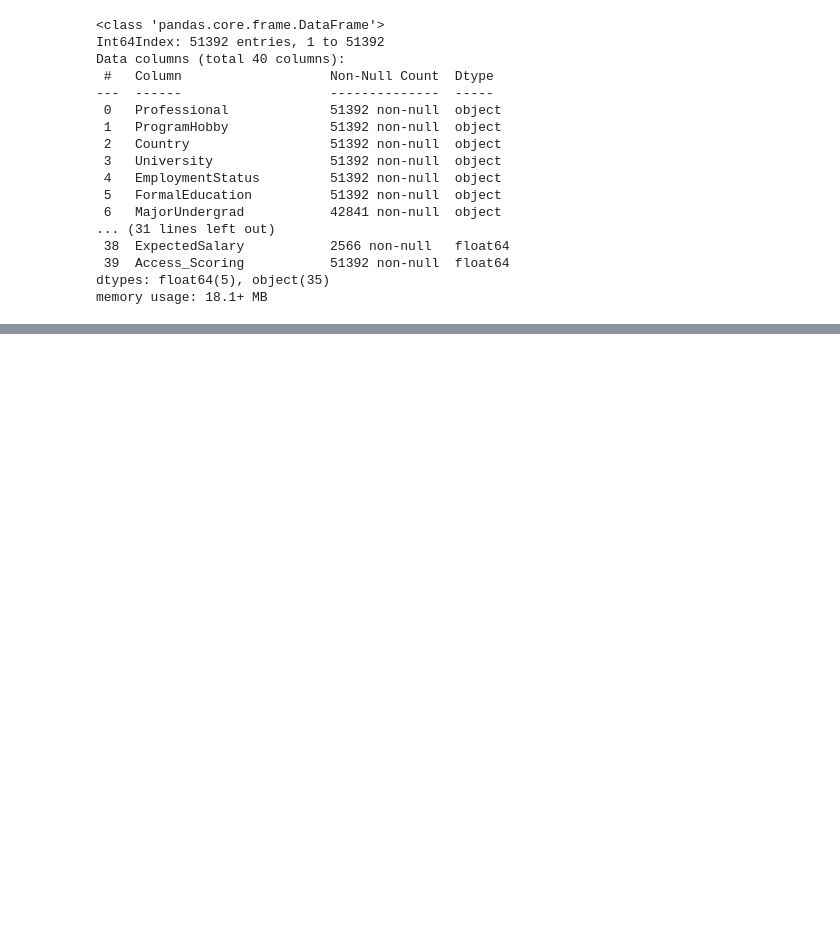
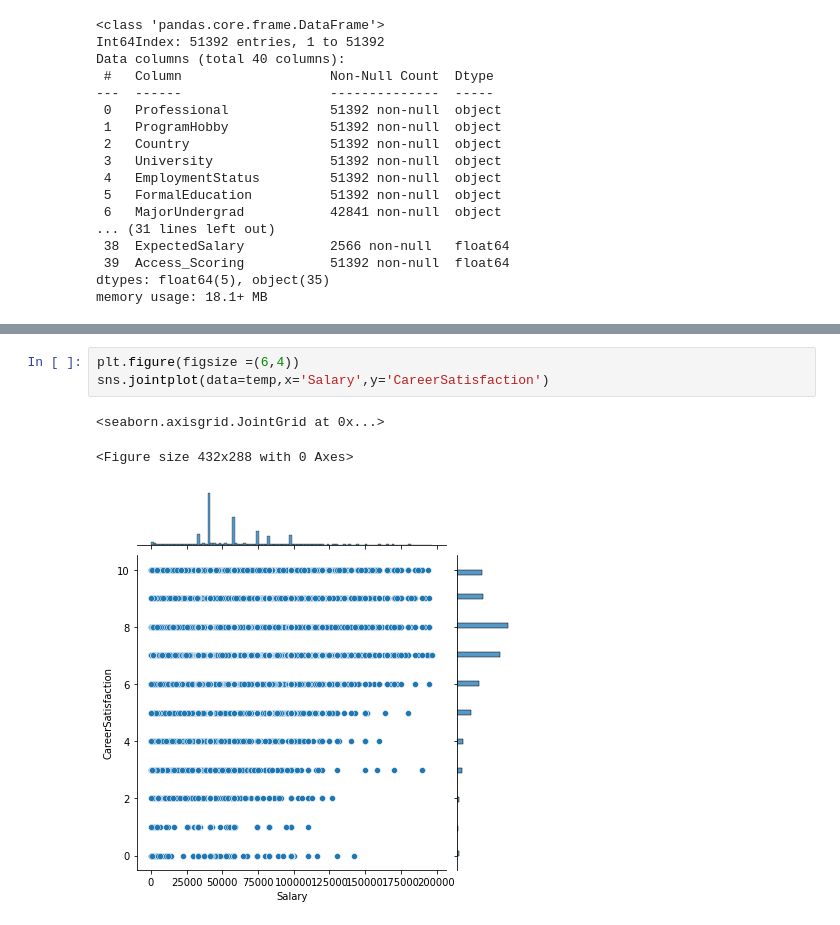
Before and after one commit to g-4-gagan/Developer-data-analysis, a Jupyter notebook: YearsCodedJob_Salary_Assess.ipynb, the cells around one changed output, grey strips where cells are left out. Drawn from its saved outputs; the diff is of its cells as text; blank space fills up the shorter version.

```diff
--- a/YearsCodedJob_Salary_Assess.ipynb
+++ b/YearsCodedJob_Salary_Assess.ipynb
@@ -207,0 +224,7 @@ df[df['Access_Scoring']!=0]['Access_Scoring'].count()
+# %%
+plt.figure(figsize =(6,4))
+sns.jointplot(data=temp,x='Salary',y='CareerSatisfaction')
+# %% [output]
+<seaborn.axisgrid.JointGrid at 0x...>
+<Figure size 432x288 with 0 Axes>
+[figure, added]
```
Also changed, not shown: parts of 7 cells of this notebook.
